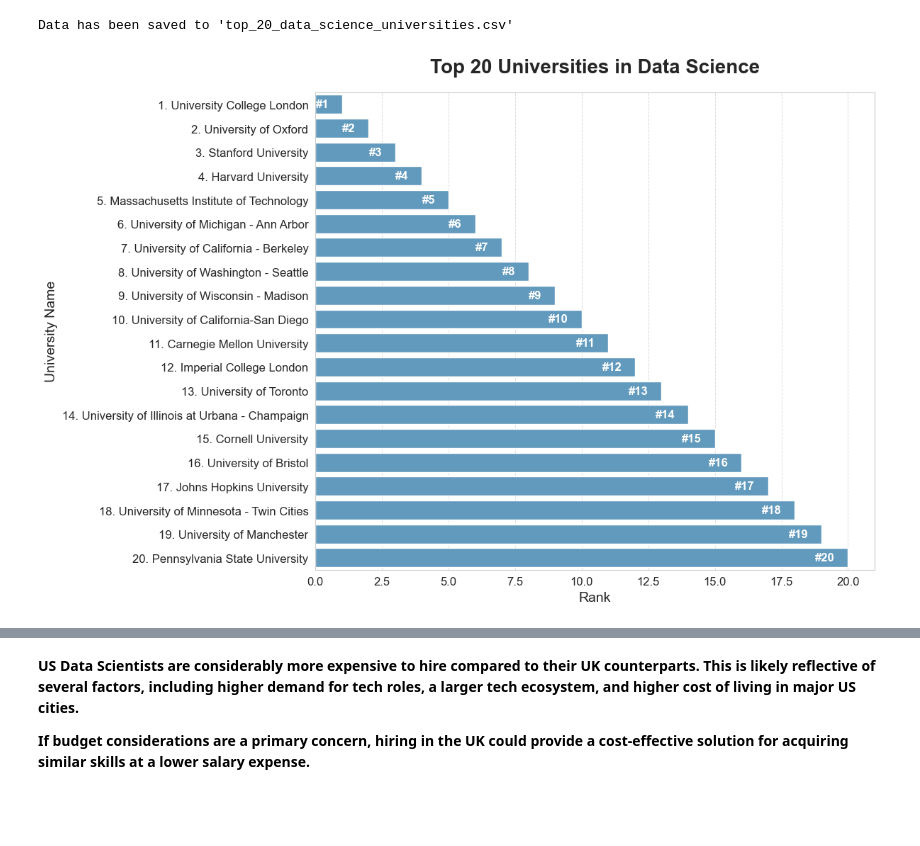
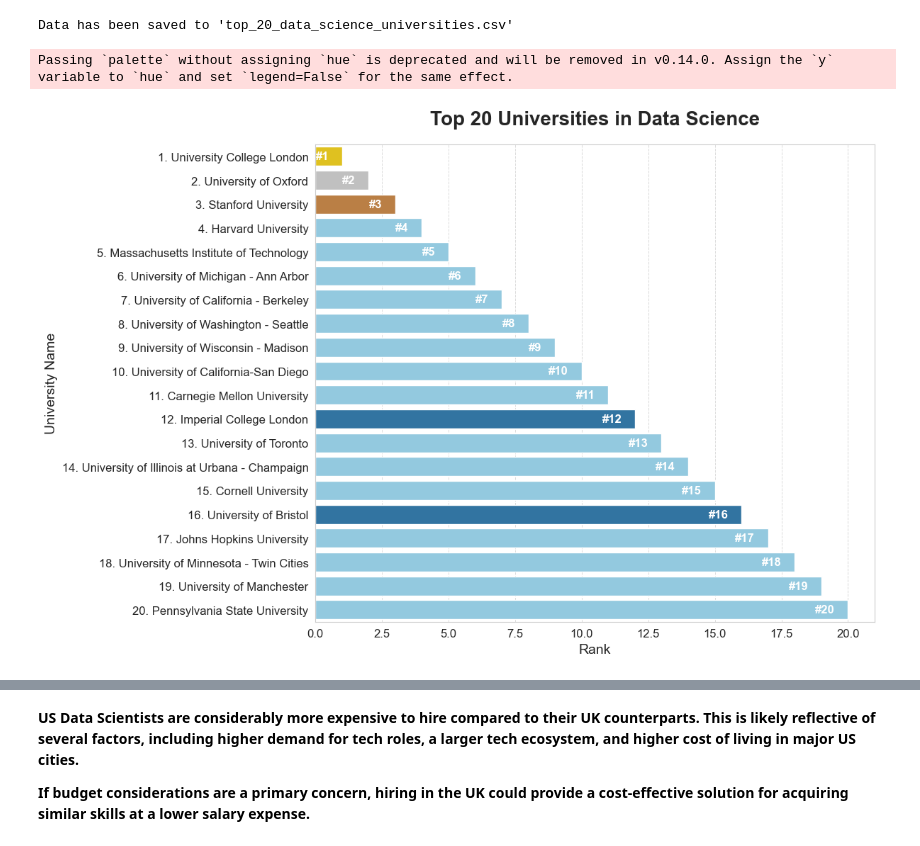
Before and after one commit to AlejandroMRZ/EDA_DataScience_Jobs, a Jupyter notebook: Data_Science_jobs_EDA.ipynb, the cells around one changed output, grey strips where cells are left out. Cells and saved outputs as stored; diff of their text form; code cells hidden in the pictures; blank space fills up the shorter version.

```diff
--- a/Data_Science_jobs_EDA.ipynb
+++ b/Data_Science_jobs_EDA.ipynb
@@ -336,9 +336,6 @@ import numpy as np
 import json
 import requests
 
-# Load your dataset (replace with your actual path)
-file_path = 'C:/Users/alex_/OneDrive/Desktop/Bootcamp_Data_Science/Copia_trabajo/Entregas/Proyecto_EDA/data_jobs.csv'
-data_jobs_df = pd.read_csv(file_path)
 
 # Aggregating the number of job postings by country
 job_country_df = data_jobs_df['job_country'].value_counts().reset_index()
@@ -711,38 +708,55 @@ Data has been saved to 'top_20_data_science_universities.csv'
 # %%
 import pandas as pd
 import matplotlib.pyplot as plt
 import seaborn as sns
 
 # Load the CSV file containing the top 20 universities in Data Science
-file_path = 'C:/Users/alex_/OneDrive/Desktop/Bootcamp_Data_Science/Copia_trabajo/Entregas/Proyecto_EDA/top_20_data_science_universities.csv'  # Replace with your file path
+file_path = 'top_20_data_science_universities.csv'  # Replace with your file path
 df = pd.read_csv(file_path)
 
 # Sort the data by rank for visualization
 df = df.sort_values(by='Rank')
 
-# Create a horizontal bar chart with a consistent blue color
+# Adding a new column to indicate regional differences
+df['Region'] = df['University Name'].apply(lambda x: 'UK' if 'University College London' in x or 'Oxford' in x or 'Imperial' in x or 'Bristol' in x else 'US')
+
+# Set color palette for regional differences and highlighting
+palette = []
+for index, row in df.iterrows():
+    if row['Rank'] <= 3:  # Highlight the top 3 universities with gold, silver, bronze
+        if row['Rank'] == 1:
+            palette.append('#FFD700')  # Gold
+        elif row['Rank'] == 2:
+            palette.append('#C0C0C0')  # Silver
+        elif row['Rank'] == 3:
+            palette.append('#CD7F32')  # Bronze
+    else:
+        if row['Region'] == 'UK':
+            palette.append('#1f77b4')  # UK - Darker blue shade
+        else:
+            palette.append('#87CEEB')  # US - Light blue shade
+
+# Plotting the horizontal bar chart with the new color coding
 plt.figure(figsize=(12, 8))
-consistent_blue_color = sns.color_palette("Blues")[3]  # Selecting a consistent blue color
-
-# Plotting the horizontal bar chart
-sns.barplot(x='Rank', y='University Name', data=df, color=consistent_blue_color, orient='h')
+sns.barplot(x='Rank', y='University Name', data=df, palette=palette, orient='h')
 
 # Enhancing the visualization to make it more attractive
 plt.title('Top 20 Universities in Data Science', fontsize=20, weight='bold', pad=20)
 plt.xlabel('Rank', fontsize=14)
 plt.ylabel('University Name', fontsize=14)
 plt.xticks(fontsize=12)
 plt.yticks(fontsize=12)
 plt.grid(axis='x', linestyle='--', linewidth=0.7, alpha=0.7)
 
 # Add rank numbers inside the bars for better presentation
 for index, value in enumerate(df['Rank']):
     plt.text(value - 0.5, index, f'#{value}', color='white', va='center', ha='right', fontsize=12, weight='bold')
 
 plt.tight_layout()
 plt.show()
 # %% [output]
+Passing `palette` without assigning `hue` is deprecated and will be removed in v0.14.0. Assign the `y` variable to `hue` and set `legend=False` for the same effect.
-[figure, old version]
+[figure, new version]
 # %% [markdown]
 ![Salaries_comparison_US_vs_UK](UK_vs_US_data_science_job_salaries.jpg)
 # %% [markdown]
```
Also changed, not shown: 4 other files.
